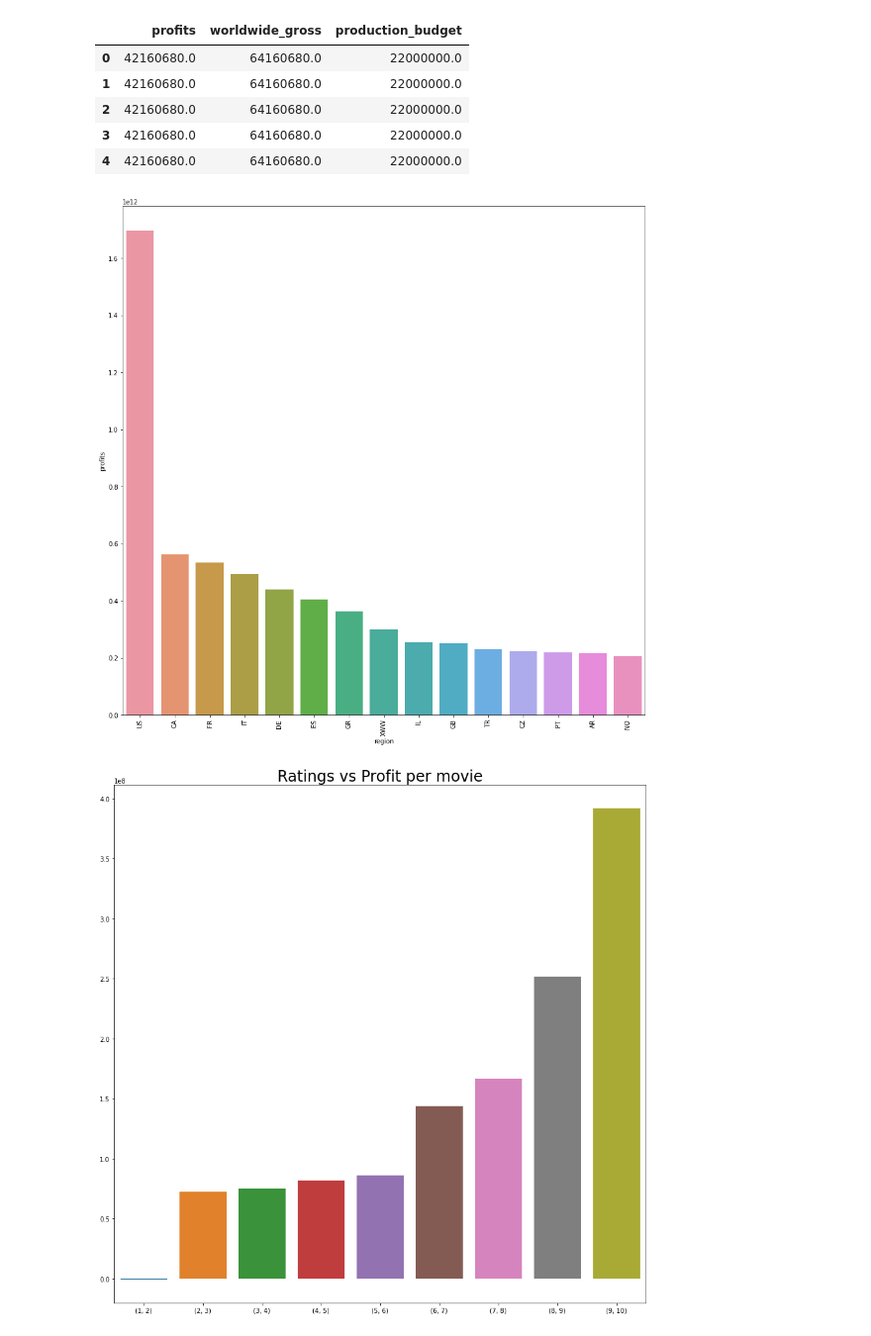
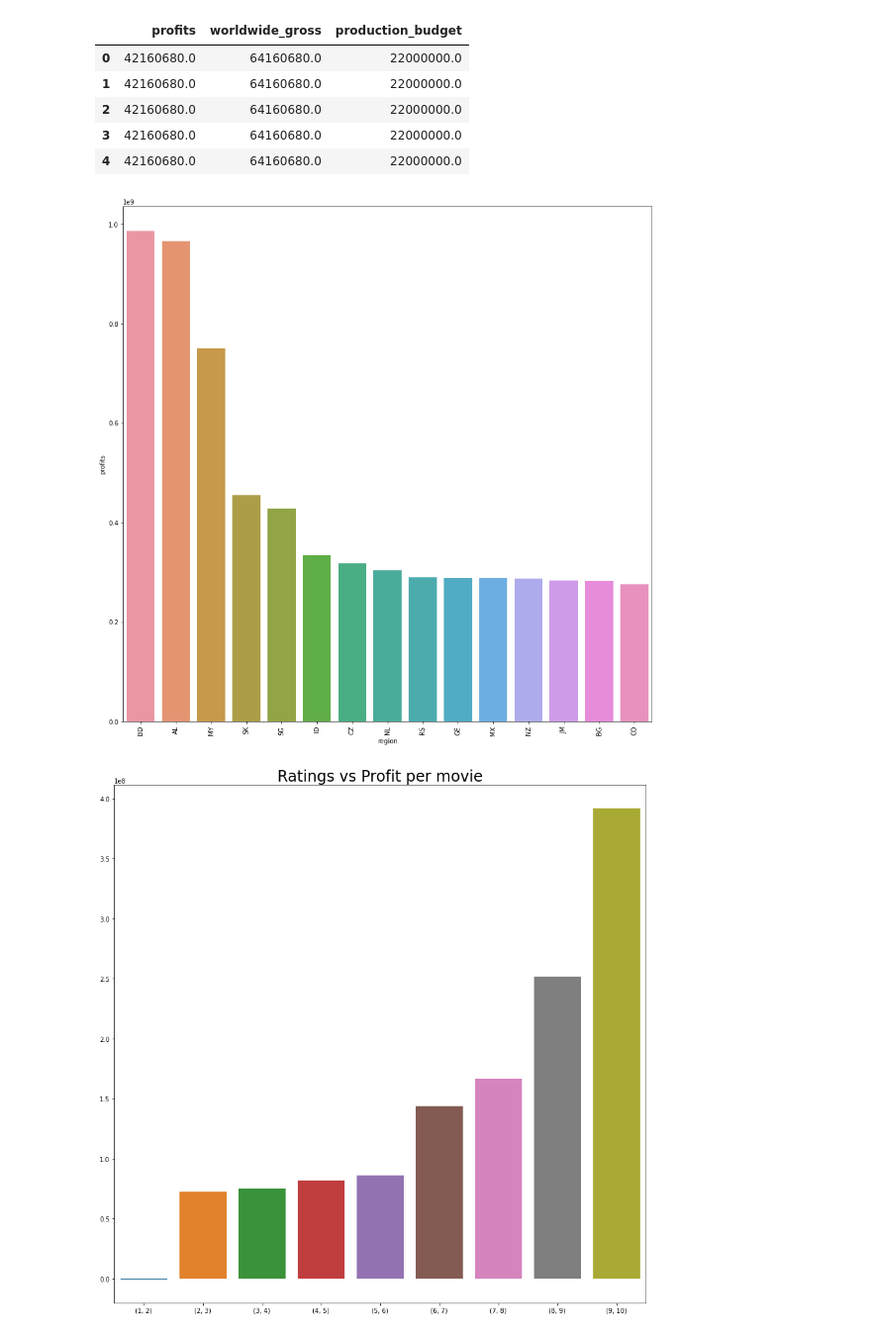
Before and after one commit to FrancisNdirangu/Phase-2-Project, a Jupyter notebook: merged_notebook.ipynb, the cells around one changed output. Shown at 99% size. Cells and saved outputs as stored; diff of their text form; code cells hidden in the pictures.

```diff
--- a/merged_notebook.ipynb
+++ b/merged_notebook.ipynb
@@ -982,14 +981,14 @@ all_combined[['profits','worldwide_gross','production_budget']].head()
 | 4 | 42160680.0 | 64160680.0 | 22000000.0 |
 # %%
 #group by region and find profits per region
-region_groupby = all_combined.groupby('region').sum().sort_values('profits',ascending=False)
+region_groupby = all_combined.groupby('region').mean().sort_values('profits',ascending=False)
 top_15_profits_regions = region_groupby.head(15)
 
 fig,ax = plt.subplots(figsize=(15,15))
 sns.barplot(data=top_15_profits_regions,x=top_15_profits_regions.index,y='profits')
 plt.xticks(rotation=90);
 # %% [output]
-[figure, old version]
+[figure, new version]
 # %%
 #group by averagerating vs profits per movie
 #im gonna create bins for the ratings 1,2,3,4 to 10
```
Also changed, not shown: parts of 3 cells of this notebook, 2 other files.
